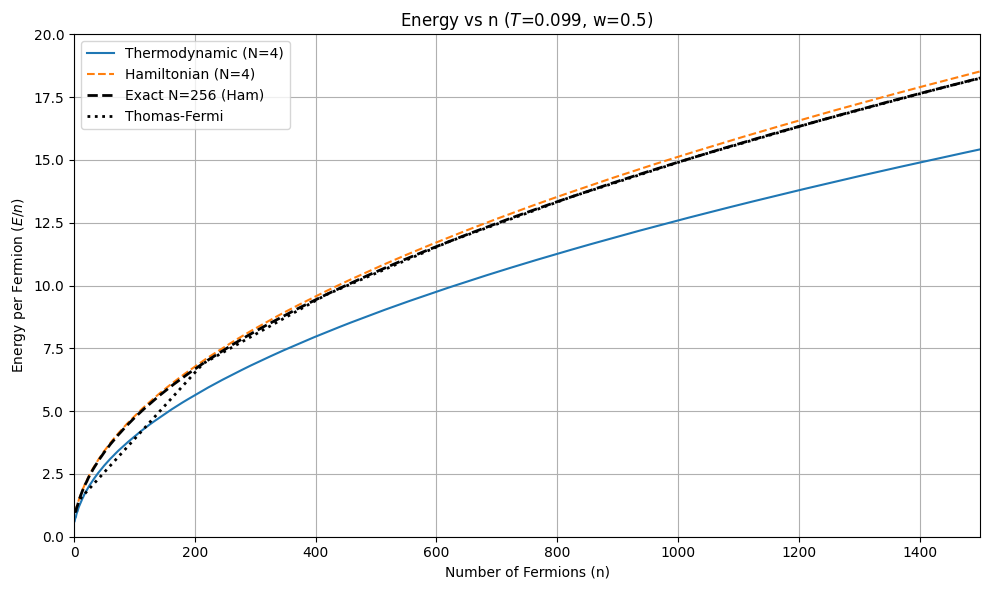
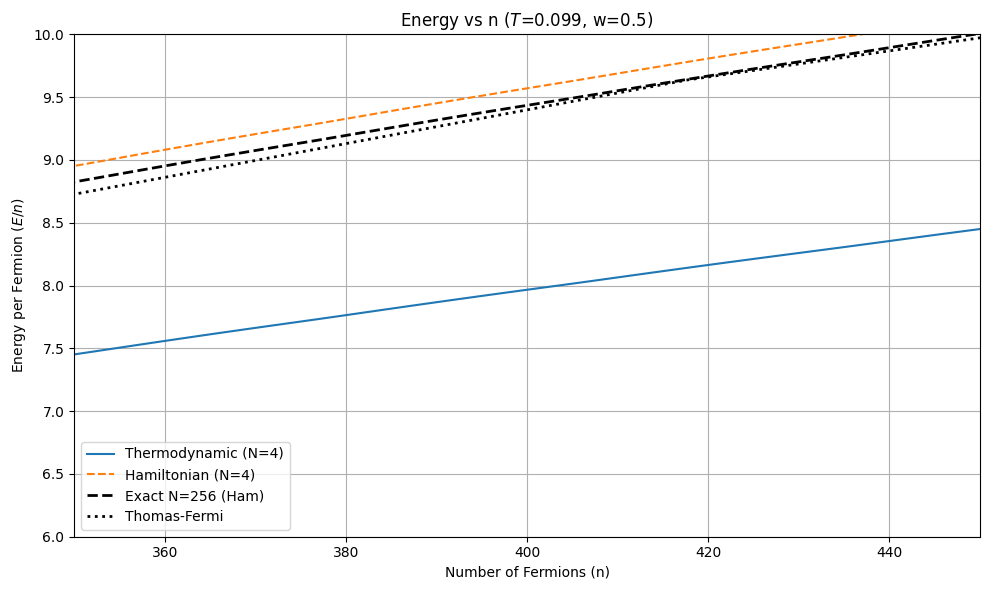
Code edit (unified diff) that turned the first committed figure into the second:
--- before
+++ after
@@ -103,9 +103,9 @@
 # --- Plots ---
 
-ntop = 1500
+ntop = 450
 
 plt.figure(figsize=(10, 6))
-plt.xlim(0,ntop)
-plt.ylim(0,20)
+plt.xlim(350,ntop)
+plt.ylim(6,10)
 plt.plot(n_vals_all, E_T_n, label=f"Thermodynamic (N={target_bead})", linestyle="-")
 plt.plot(n_vals_all, E_H_n, label=f"Hamiltonian (N={target_bead})", linestyle="--")

Commit: Completed million plot and heatmaps fixed